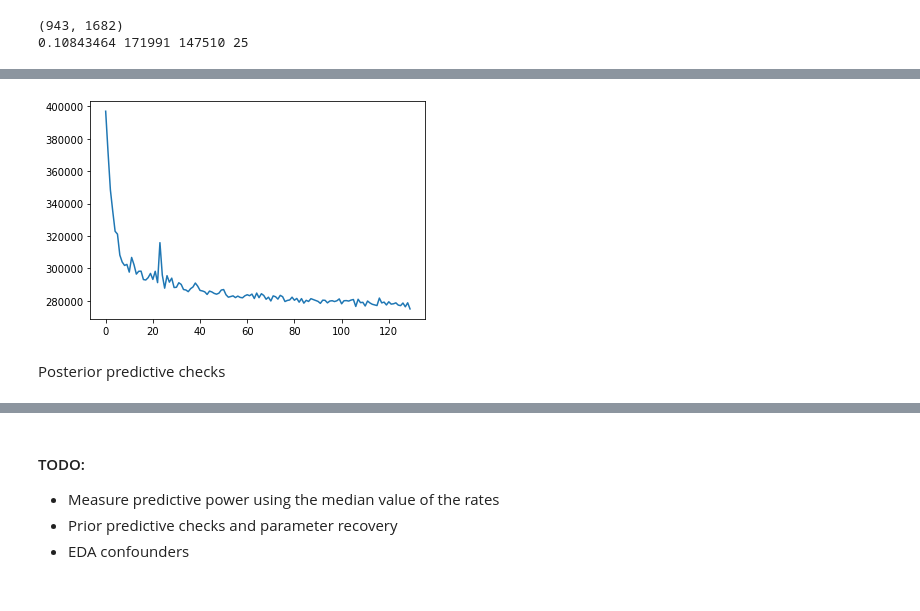
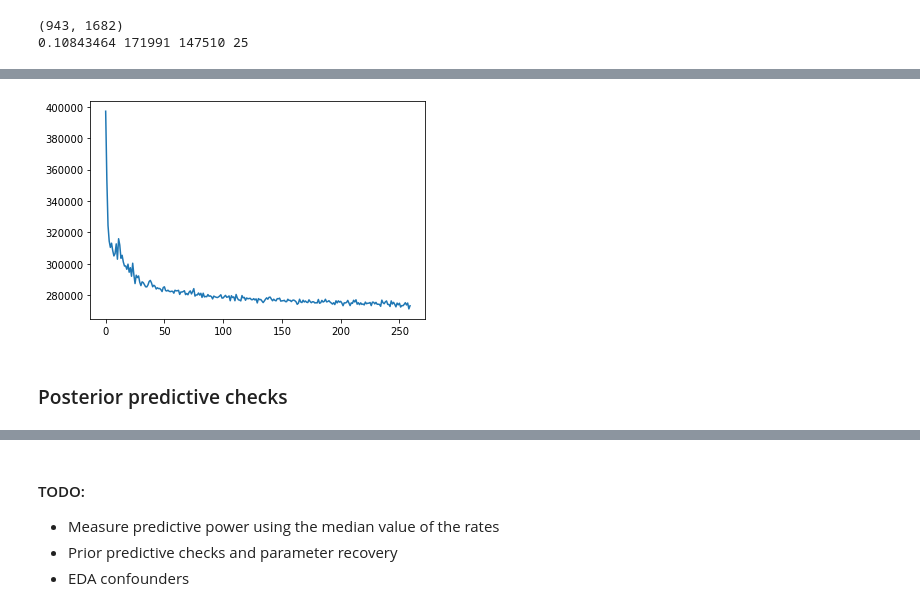
Before and after one commit to RaulPL/deconfounded_recommender, a Jupyter notebook: dec_recommender.ipynb, the cells around one changed output, grey strips where cells are left out. Cells and saved outputs as stored; diff of their text form; code cells hidden in the pictures.

Commit message:
mcmc samples and more posterior checks

```diff
--- a/dec_recommender.ipynb
+++ b/dec_recommender.ipynb
@@ -15,7 +15,7 @@ import numpyro.distributions as dist
 from numpyro.distributions import constraints
 from numpyro.infer import SVI, Trace_ELBO, Predictive, NUTS, MCMC
 
-rng_np = np.random.default_rng(101)
+rng_np = np.random.default_rng(111)
 
 n_factors_exposure = 20
 n_factors_pmf = 10
@@ -182,8 +174,8 @@ with numpyro.handlers.seed(rng_seed=1234):
 0.10843464 171991 147510 25
 # %%
 # SVI
-n_iters = 130
-step_size = 0.05
+n_iters = 260
+step_size = 0.1
 optimizer = numpyro.optim.Adam(step_size=step_size)
 svi = SVI(hpf_model, hpf_guide, optimizer, loss=Trace_ELBO(num_particles=1))
 
@@ -204,2 +196,2 @@ final loss: 275021.9375
-[figure, old version]
+[figure, new version]
 # %%
@@ -215,2 +208,2 @@ final loss: 275021.9375
 # %% [markdown]
-Posterior predictive checks
+### Posterior predictive checks
```
Also changed, not shown: parts of 12 cells of this notebook.
